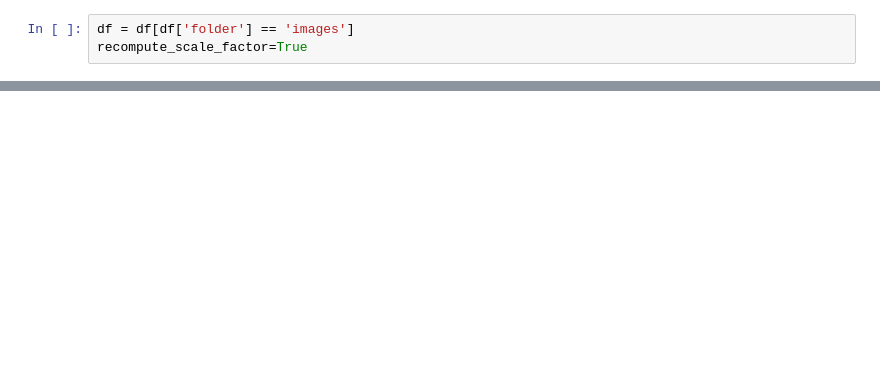
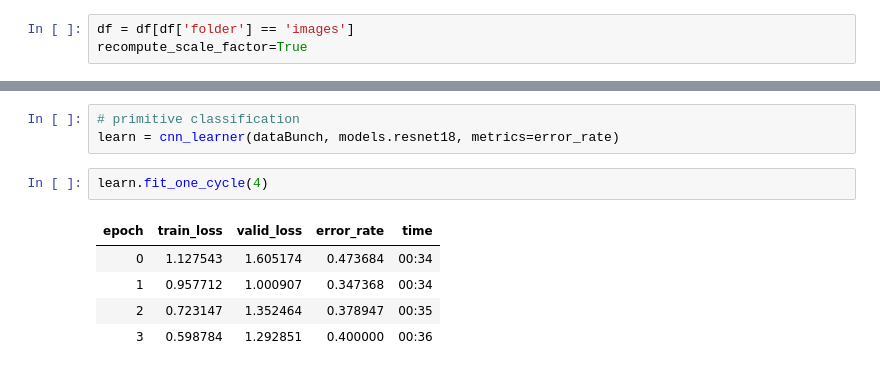
Before and after one commit to DorianMood/covid-x-ray, a Jupyter notebook: Classifier.ipynb, the cells around one changed output, grey strips where cells are left out. Cells and saved outputs as stored; diff of their text form; blank space fills up the shorter version.

Commit message:
first model

```diff
--- a/Classifier.ipynb
+++ b/Classifier.ipynb
@@ -48,0 +68,11 @@ dataBunch.show_batch()
+# %%
+# primitive classification
+learn = cnn_learner(dataBunch, models.resnet18, metrics=error_rate)
+# %%
+learn.fit_one_cycle(4)
+# %% [output]
+| epoch | train_loss | valid_loss | error_rate | time |
+| 0 | 1.127543 | 1.605174 | 0.473684 | 00:34 |
+| 1 | 0.957712 | 1.000907 | 0.347368 | 00:34 |
+| 2 | 0.723147 | 1.352464 | 0.378947 | 00:35 |
+| 3 | 0.598784 | 1.292851 | 0.400000 | 00:36 |
```
Also changed, not shown: parts of 6 cells of this notebook.
